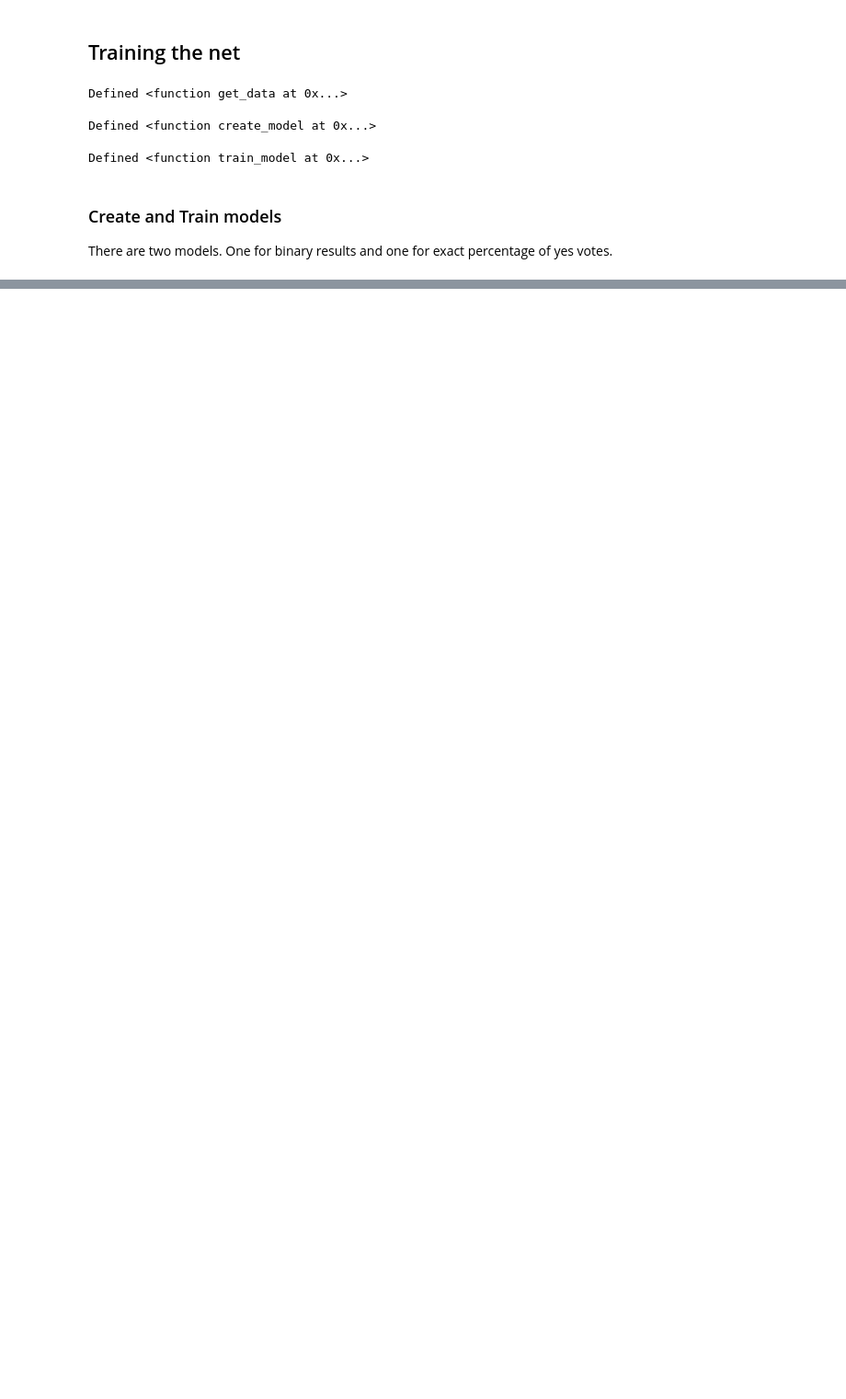
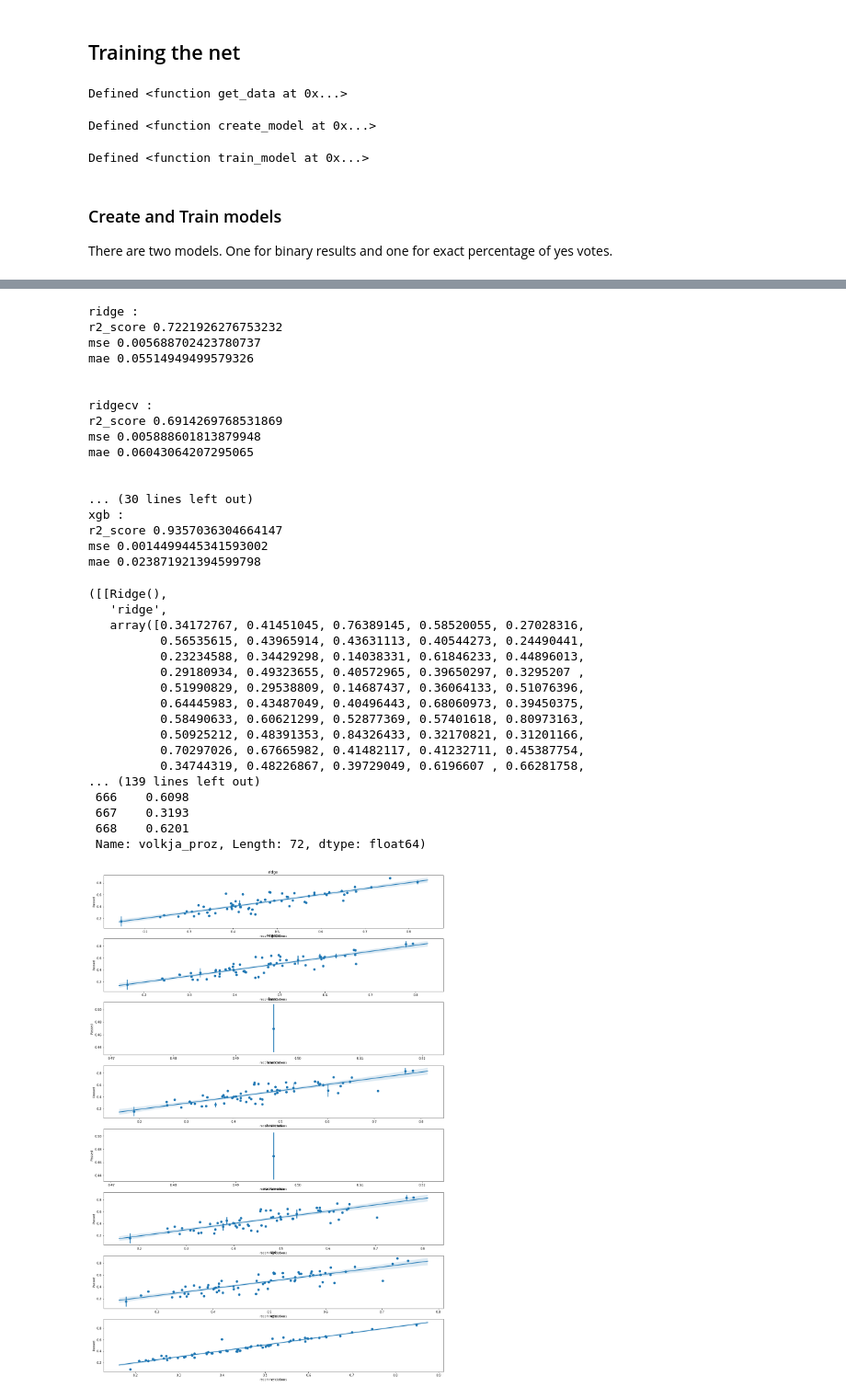
Before and after one commit to DJAntivenom/swiss-vote-prediction, a Jupyter notebook: src/nn_2.3.ipynb, the cells around one changed output, grey strips where cells are left out. Shown at 92% size. Cells and saved outputs as stored; diff of their text form; code cells hidden in the pictures; blank space fills up the shorter version.

```diff
--- a/src/nn_2.3.ipynb
+++ b/src/nn_2.3.ipynb
@@ -927,0 +1040,38 @@ plots()
+# %%
+proz_regression_iv(shuffle=False)
+# %% [output]
+ridge :
+r2_score 0.7221926276753232
+mse 0.005688702423780737
+mae 0.05514949499579326
+
+
+ridgecv :
+r2_score 0.6914269768531869
+mse 0.005888601813879948
+mae 0.06043064207295065
+
+
+... (30 lines left out)
+xgb :
+r2_score 0.9357036304664147
+mse 0.0014499445341593002
+mae 0.023871921394599798
+([[Ridge(),
+   'ridge',
+   array([0.34172767, 0.41451045, 0.76389145, 0.58520055, 0.27028316,
+          0.56535615, 0.43965914, 0.43631113, 0.40544273, 0.24490441,
+          0.23234588, 0.34429298, 0.14038331, 0.61846233, 0.44896013,
+          0.29180934, 0.49323655, 0.40572965, 0.39650297, 0.3295207 ,
+          0.51990829, 0.29538809, 0.14687437, 0.36064133, 0.51076396,
+          0.64445983, 0.43487049, 0.40496443, 0.68060973, 0.39450375,
+          0.58490633, 0.60621299, 0.52877369, 0.57401618, 0.80973163,
+          0.50925212, 0.48391353, 0.84326433, 0.32170821, 0.31201166,
+          0.70297026, 0.67665982, 0.41482117, 0.41232711, 0.45387754,
+          0.34744319, 0.48226867, 0.39729049, 0.6196607 , 0.66281758,
+... (139 lines left out)
+ 666    0.6098
+ 667    0.3193
+ 668    0.6201
+ Name: volkja_proz, Length: 72, dtype: float64)
+[figure, added]
```
Also changed, not shown: parts of 43 cells of this notebook, 2 other files.
